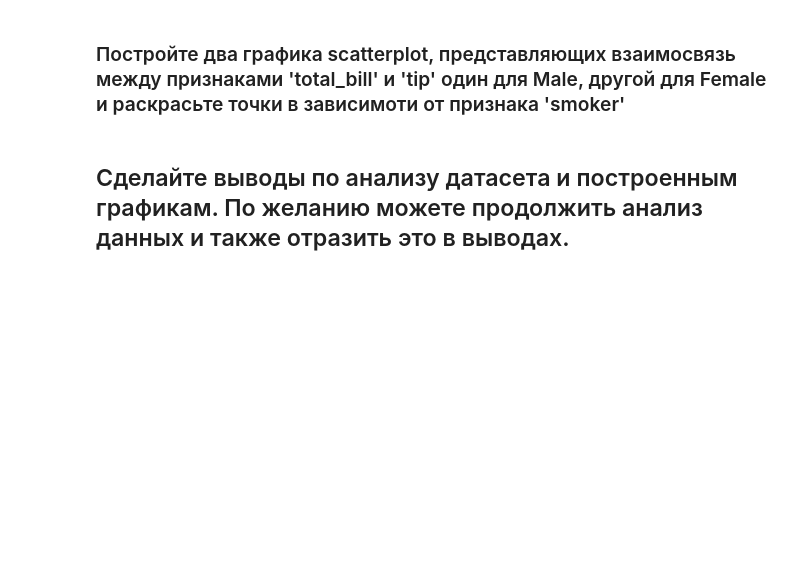
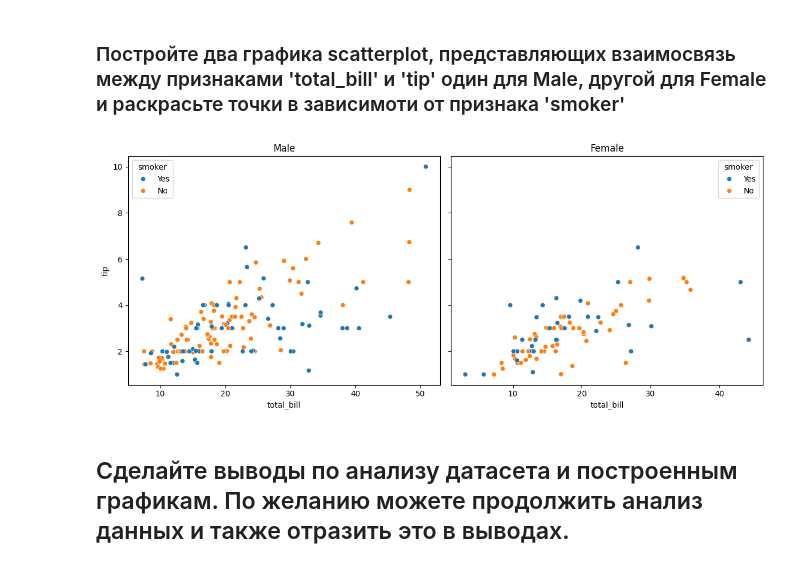
Before and after one commit to PolinaKarcheuskaya/ML-Basic, a Jupyter notebook: homework_07/homework_07.ipynb, the cells around one changed output. Cells and saved outputs as stored; diff of their text form; code cells hidden in the pictures; blank space fills up the shorter version.

```diff
--- a/homework_07/homework_07.ipynb
+++ b/homework_07/homework_07.ipynb
@@ -261,2 +252,17 @@ sns.
+# %%
+fig, axes = plt.subplots(1, 2, figsize=(12, 5), sharey=True)
+male, female = tips[tips['sex'] == 'Male'], tips[tips['sex'] == 'Female']
+sns.scatterplot(x='total_bill', y='tip', hue='smoker', data=male, ax=axes[0])
+axes[0].set_title("Male")
+axes[0].set_xlabel("total_bill")
+axes[0].set_ylabel("tip")
+
+sns.scatterplot(x='total_bill', y='tip', hue='smoker', data=female, ax=axes[1])
+axes[1].set_title("Female")
+axes[1].set_xlabel("total_bill")
+plt.tight_layout()
+plt.show()
+# %% [output]
+[figure, added]
 # %% [markdown]
 ## Сделайте выводы по анализу датасета и построенным графикам. По желанию можете продолжить анализ данных и также отразить это в выводах.
```
Also changed, not shown: parts of 11 cells of this notebook.
